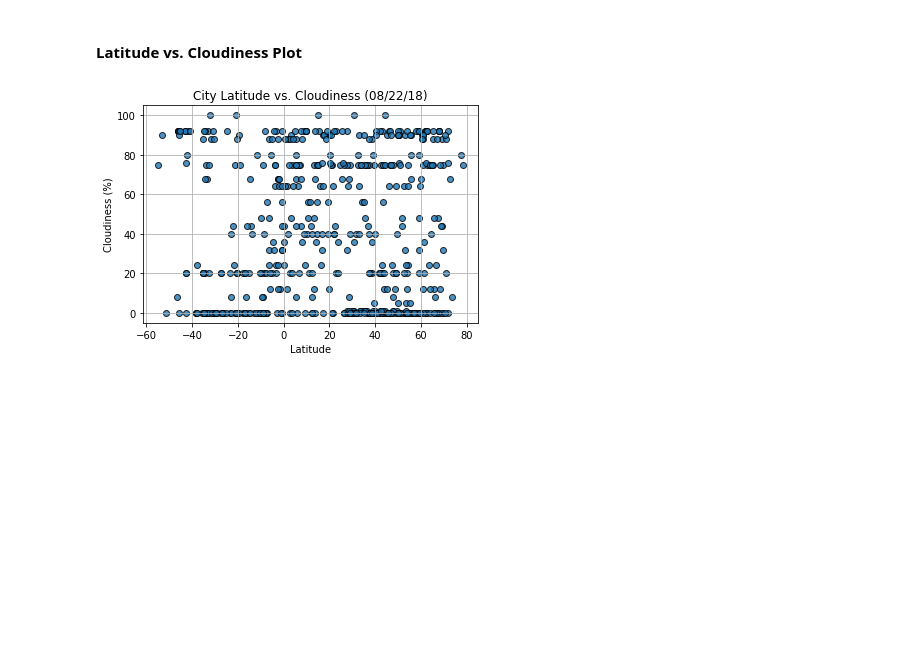
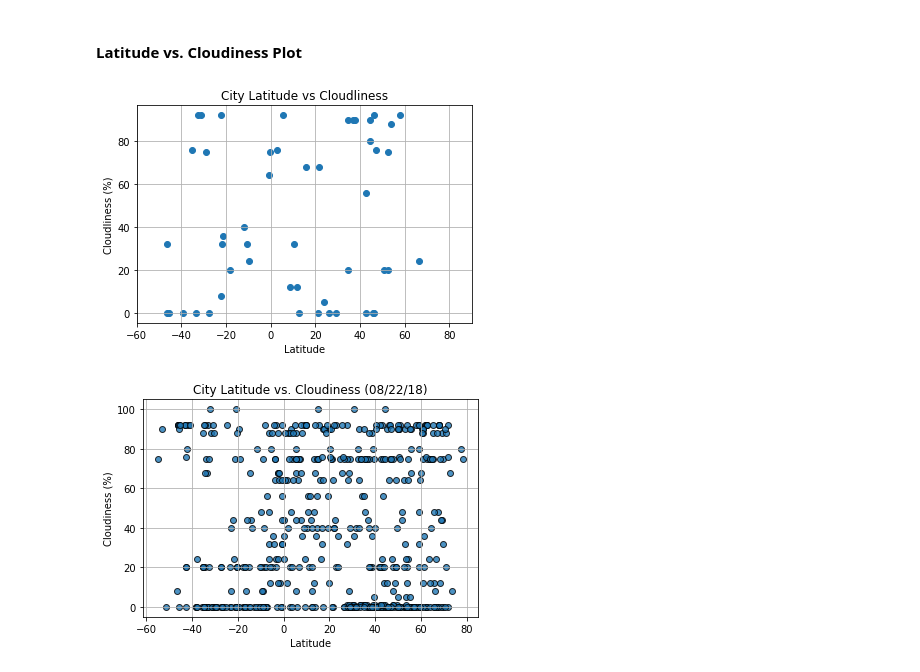
Before and after one commit to ipvirg/WeatherPy, a Jupyter notebook: WeatherPy.ipynb, the cells around one changed output. Saved outputs shown, nothing was run; the diff lists cells and outputs as text; code cells hidden in the pictures; blank space fills up the shorter version.

```diff
--- a/WeatherPy.ipynb
+++ b/WeatherPy.ipynb
@@ -250,6 +299,24 @@ plt.show()
 [figure]
 # %% [markdown]
 #### Latitude vs. Cloudiness Plot
+# %%
+# City Latitude vs Cloudliness
+plt.scatter(cities_df["Lat"], cities_df["Cloudliness"], marker="o")
+
+# Add chart labels
+plt.title("City Latitude vs Cloudliness")
+plt.ylabel("Cloudliness (%)")
+plt.xlabel("Latitude")
+plt.grid(True)
+plt.xlim(-60,90)
+
+# Save the figure
+plt.savefig("lat_vs_cloudliness.png")
+
+# Show plot
+plt.show()
+# %% [output]
+[figure, added]
 # %%
 # %% [output]
 [figure]
```
Also changed, not shown: parts of 11 cells of this notebook, 10 other files.
